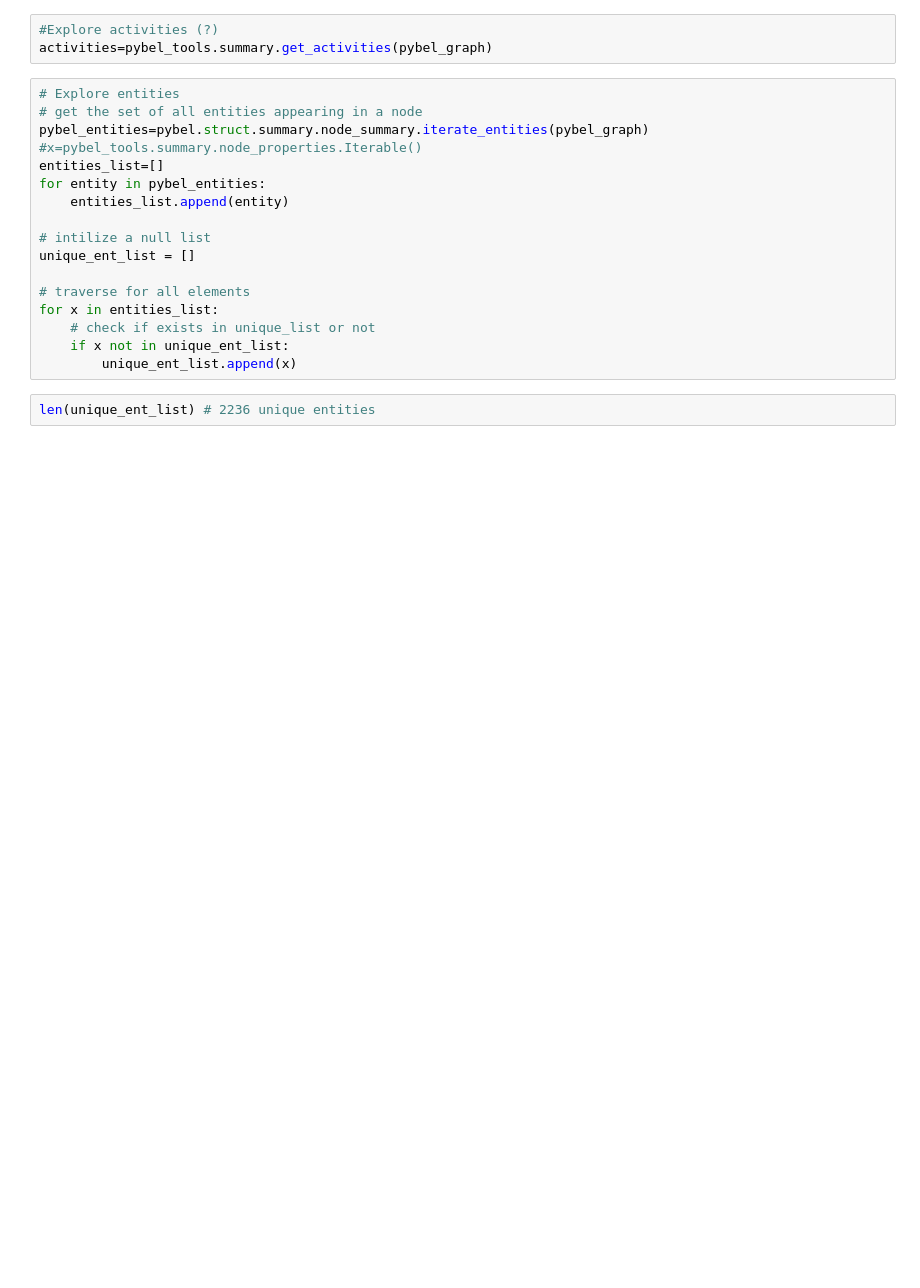
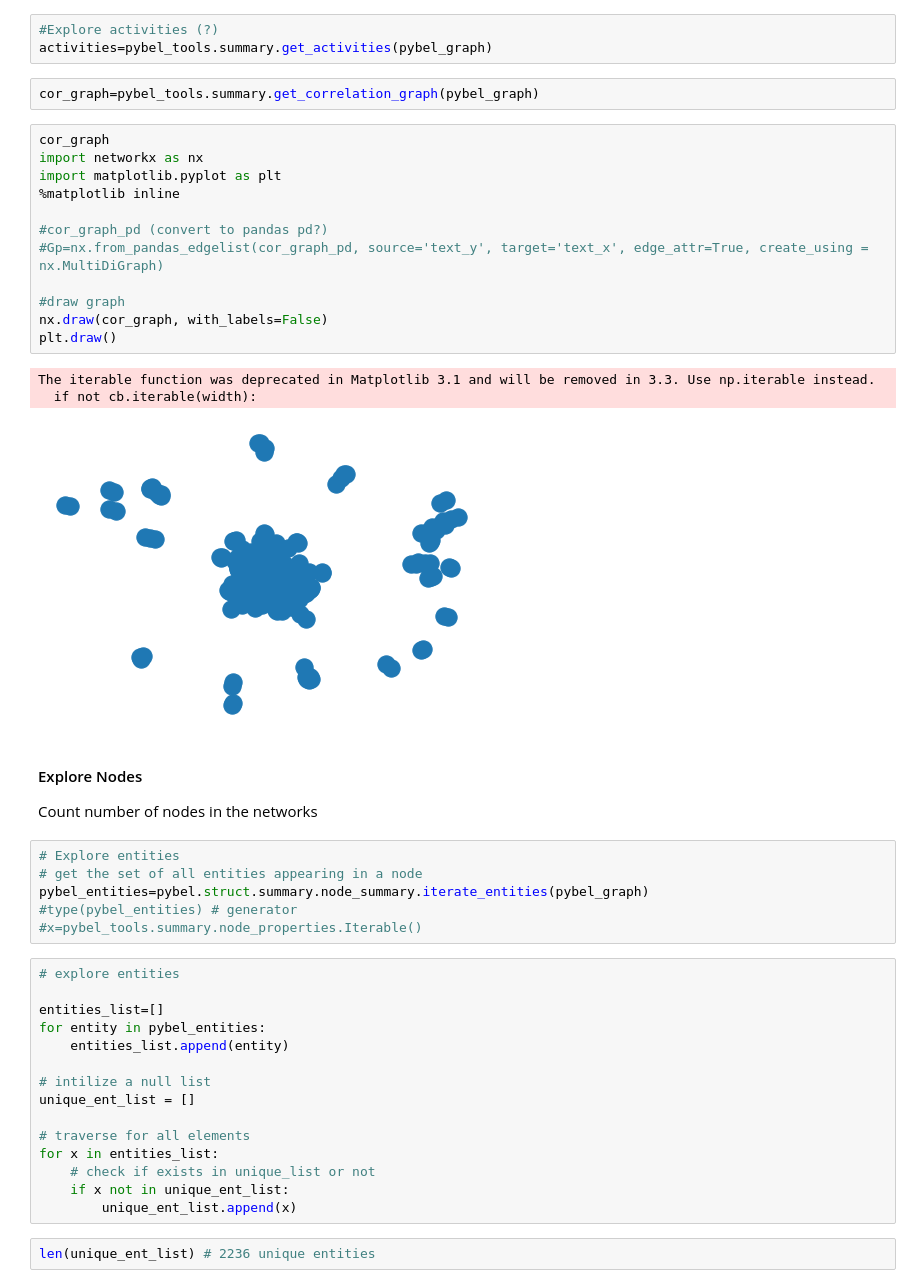
Before and after one commit to CoronaWhy/task-vt, a Jupyter notebook: immunology_kg/notebooks/1.3_weak-supervised_re.ipynb, the cells around one changed output. Cells and saved outputs as stored; diff of their text form; blank space fills up the shorter version.

```diff
--- a/immunology_kg/notebooks/1.3_weak-supervised_re.ipynb
+++ b/immunology_kg/notebooks/1.3_weak-supervised_re.ipynb
@@ -220,11 +268,36 @@ annotations=pybel_tools.summary.get_annotations(pybel_graph)
 # %%
 #Explore activities (?)
 activities=pybel_tools.summary.get_activities(pybel_graph)
+# %%
+cor_graph=pybel_tools.summary.get_correlation_graph(pybel_graph)
+# %%
+cor_graph
+import networkx as nx
+import matplotlib.pyplot as plt
+%matplotlib inline
+
+#cor_graph_pd (convert to pandas pd?)
+#Gp=nx.from_pandas_edgelist(cor_graph_pd, source='text_y', target='text_x', edge_attr=True, create_using = nx.MultiDiGraph)
+
+#draw graph
+nx.draw(cor_graph, with_labels=False)
+plt.draw()
+# %% [output]
+The iterable function was deprecated in Matplotlib 3.1 and will be removed in 3.3. Use np.iterable instead.
+  if not cb.iterable(width):
+[figure, added]
+# %% [markdown]
+#### Explore Nodes
+Count number of nodes in the networks
+# %%
+# Explore entities
+# get the set of all entities appearing in a node
+pybel_entities=pybel.struct.summary.node_summary.iterate_entities(pybel_graph)
+#type(pybel_entities) # generator
+#x=pybel_tools.summary.node_properties.Iterable()
 # %%
-# Explore entities
-# get the set of all entities appearing in a node
-pybel_entities=pybel.struct.summary.node_summary.iterate_entities(pybel_graph)
-#x=pybel_tools.summary.node_properties.Iterable()
+# explore entities
+
 entities_list=[]
 for entity in pybel_entities:
     entities_list.append(entity)
```
Also changed, not shown: parts of 16 cells of this notebook, 2 other files.
